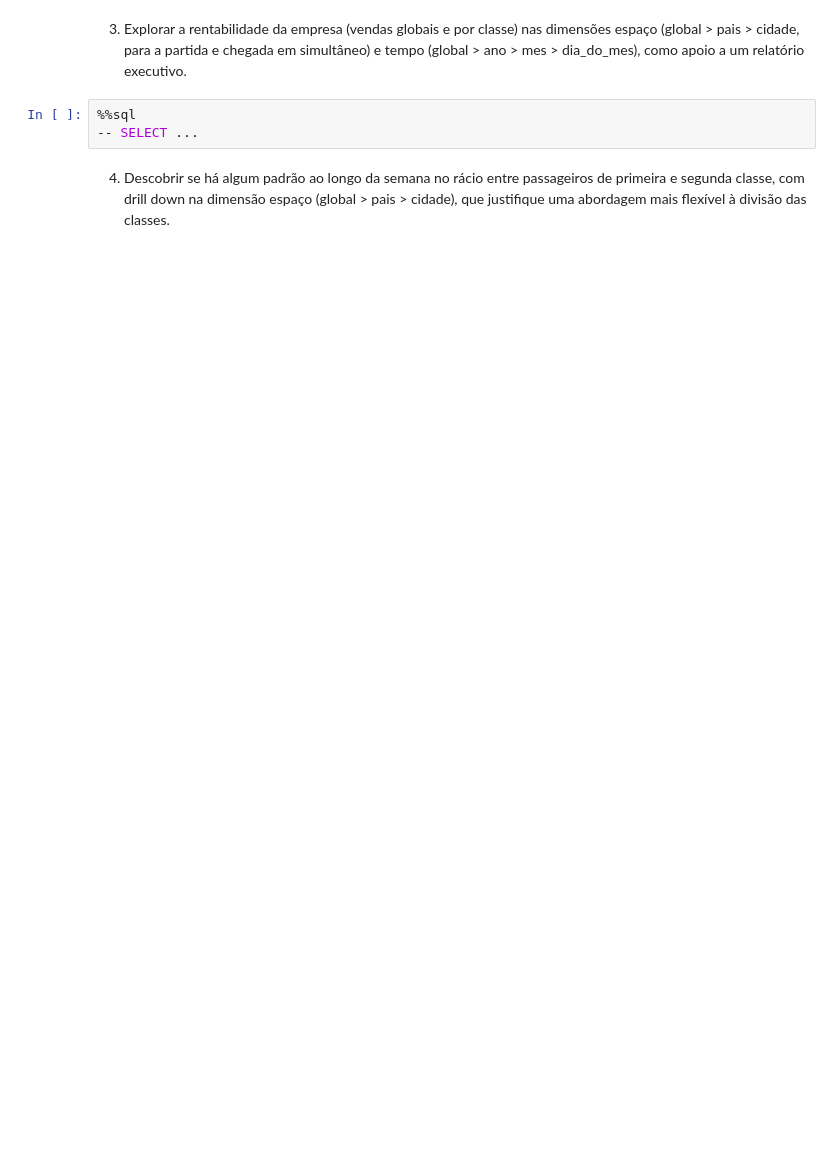
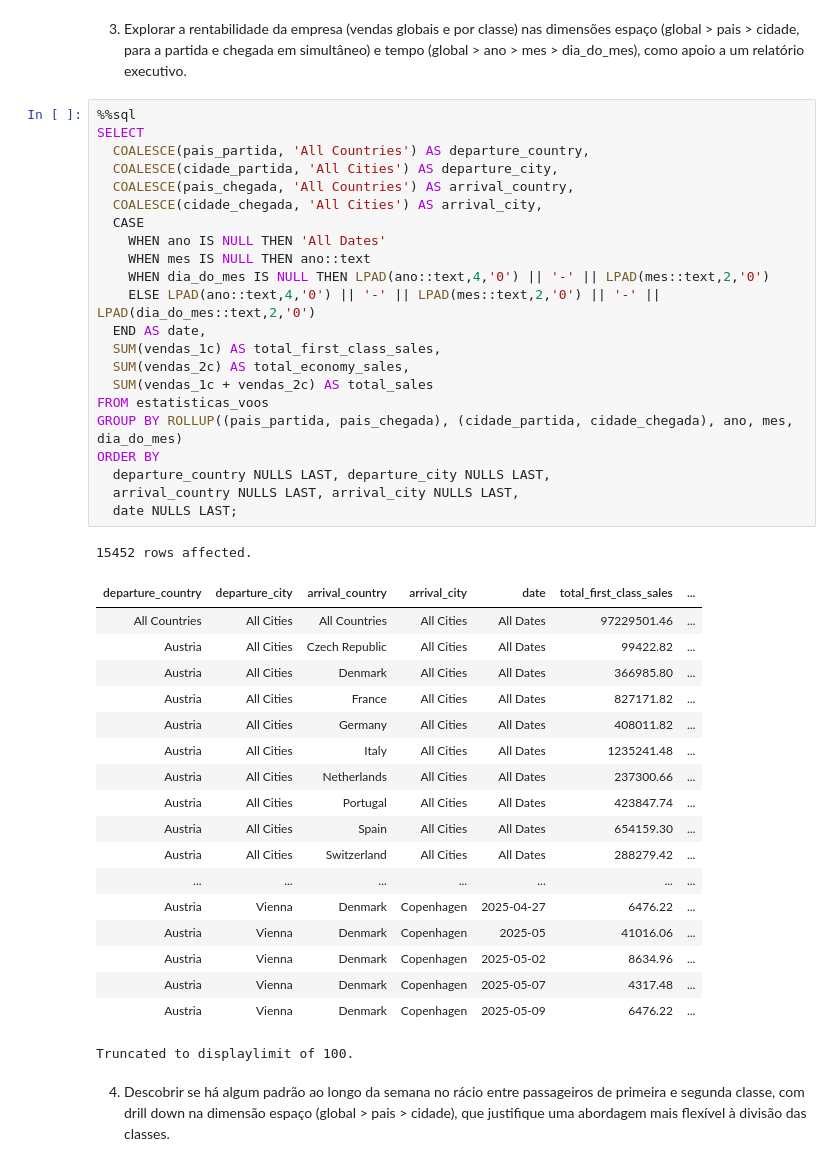
Before and after one commit to inesiscosta/aviation-db, a Jupyter notebook: bdist-workspace/data/E2-report.ipynb, the cells around one changed output. Cells and saved outputs as stored; diff of their text form; blank space fills up the shorter version.

```diff
--- a/bdist-workspace/data/E2-report.ipynb
+++ b/bdist-workspace/data/E2-report.ipynb
@@ -215,7 +278,46 @@ Usando apenas a vista *estatisticas_voos* desenvolvida no ponto anterior, e **se
 3. Explorar a rentabilidade da empresa (vendas globais e por classe) nas dimensões espaço (global > pais > cidade, para a partida e chegada em simultâneo) e tempo (global > ano > mes > dia_do_mes), como apoio a um relatório executivo.
 # %%
 %%sql
--- SELECT ...
+SELECT
+  COALESCE(pais_partida, 'All Countries') AS departure_country,
+  COALESCE(cidade_partida, 'All Cities') AS departure_city,
+  COALESCE(pais_chegada, 'All Countries') AS arrival_country,
+  COALESCE(cidade_chegada, 'All Cities') AS arrival_city,
+  CASE
+    WHEN ano IS NULL THEN 'All Dates'
+    WHEN mes IS NULL THEN ano::text
+    WHEN dia_do_mes IS NULL THEN LPAD(ano::text,4,'0') || '-' || LPAD(mes::text,2,'0')
+    ELSE LPAD(ano::text,4,'0') || '-' || LPAD(mes::text,2,'0') || '-' || LPAD(dia_do_mes::text,2,'0')
+  END AS date,
+  SUM(vendas_1c) AS total_first_class_sales,
+  SUM(vendas_2c) AS total_economy_sales,
+  SUM(vendas_1c + vendas_2c) AS total_sales
+FROM estatisticas_voos
+GROUP BY ROLLUP((pais_partida, pais_chegada), (cidade_partida, cidade_chegada), ano, mes, dia_do_mes)
+ORDER BY
+  departure_country NULLS LAST, departure_city NULLS LAST,
+  arrival_country NULLS LAST, arrival_city NULLS LAST,
+  date NULLS LAST;
+# %% [output]
+15452 rows affected.
+| departure_country | departure_city | arrival_country | arrival_city | date | total_first_class_sales | ... |
+| All Countries | All Cities | All Countries | All Cities | All Dates | 97229501.46 | ... |
+| Austria | All Cities | Czech Republic | All Cities | All Dates | 99422.82 | ... |
+| Austria | All Cities | Denmark | All Cities | All Dates | 366985.80 | ... |
+| Austria | All Cities | France | All Cities | All Dates | 827171.82 | ... |
+| Austria | All Cities | Germany | All Cities | All Dates | 408011.82 | ... |
+| Austria | All Cities | Italy | All Cities | All Dates | 1235241.48 | ... |
+| Austria | All Cities | Netherlands | All Cities | All Dates | 237300.66 | ... |
+| Austria | All Cities | Portugal | All Cities | All Dates | 423847.74 | ... |
+| Austria | All Cities | Spain | All Cities | All Dates | 654159.30 | ... |
+| Austria | All Cities | Switzerland | All Cities | All Dates | 288279.42 | ... |
+| ... | ... | ... | ... | ... | ... | ... |
+| Austria | Vienna | Denmark | Copenhagen | 2025-04-27 | 6476.22 | ... |
+| Austria | Vienna | Denmark | Copenhagen | 2025-05 | 41016.06 | ... |
+| Austria | Vienna | Denmark | Copenhagen | 2025-05-02 | 8634.96 | ... |
+| Austria | Vienna | Denmark | Copenhagen | 2025-05-07 | 4317.48 | ... |
+| Austria | Vienna | Denmark | Copenhagen | 2025-05-09 | 6476.22 | ... |
+Truncated to displaylimit of 100.
 # %% [markdown]
 4. Descobrir se há algum padrão ao longo da semana no rácio entre passageiros de primeira e segunda classe, com drill down na dimensão espaço (global > pais > cidade), que justifique uma abordagem mais flexível à divisão das classes.
 # %%
```
Also changed, not shown: parts of 22 cells of this notebook, 1 other file.
